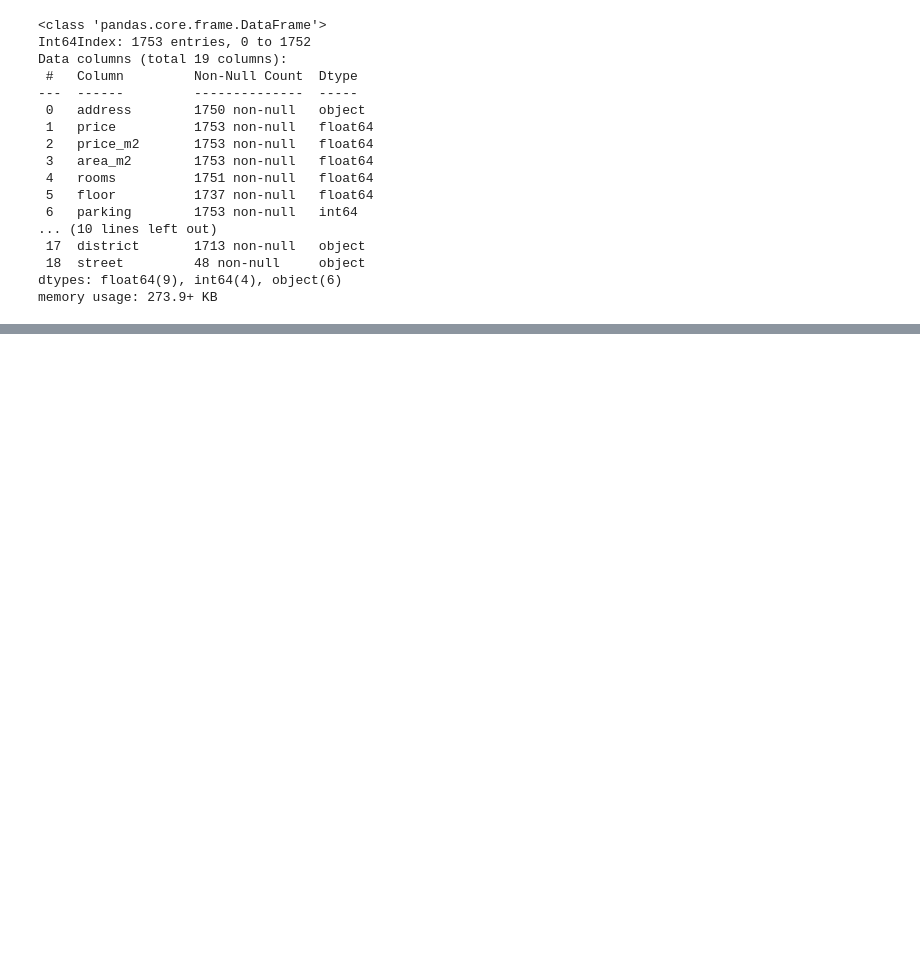
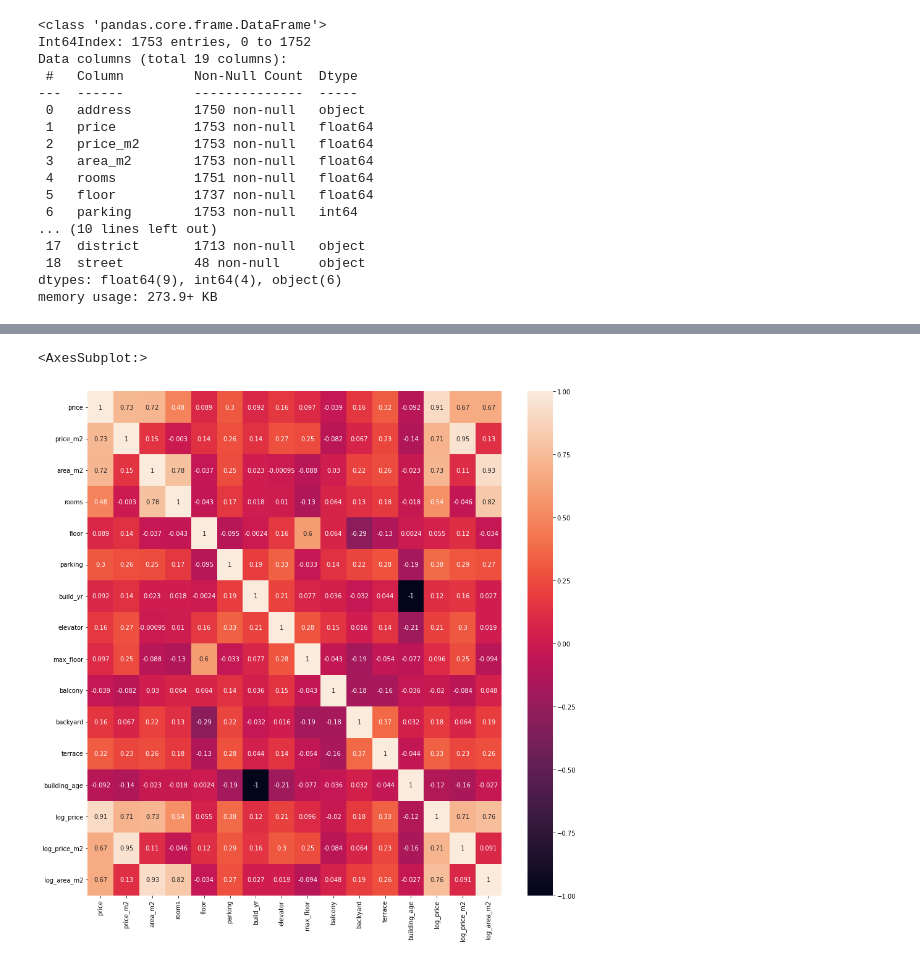
Before and after one commit to KordianPiduch/apartment_prices, a Jupyter notebook: notebooks/2-kp-eda.ipynb, the cells around one changed output, grey strips where cells are left out. Drawn from its saved outputs; the diff is of its cells as text; code cells hidden in the pictures; blank space fills up the shorter version.

```diff
--- a/notebooks/2-kp-eda.ipynb
+++ b/notebooks/2-kp-eda.ipynb
@@ -36,0 +72,7 @@ memory usage: 273.9+ KB
+# %%
+corr = df.corr()
+plt.figure(figsize=(15,15))
+sns.heatmap(corr, annot=True)
+# %% [output]
+<AxesSubplot:>
+[figure, added]
```
Also changed, not shown: parts of 44 cells of this notebook, 1 other file.
